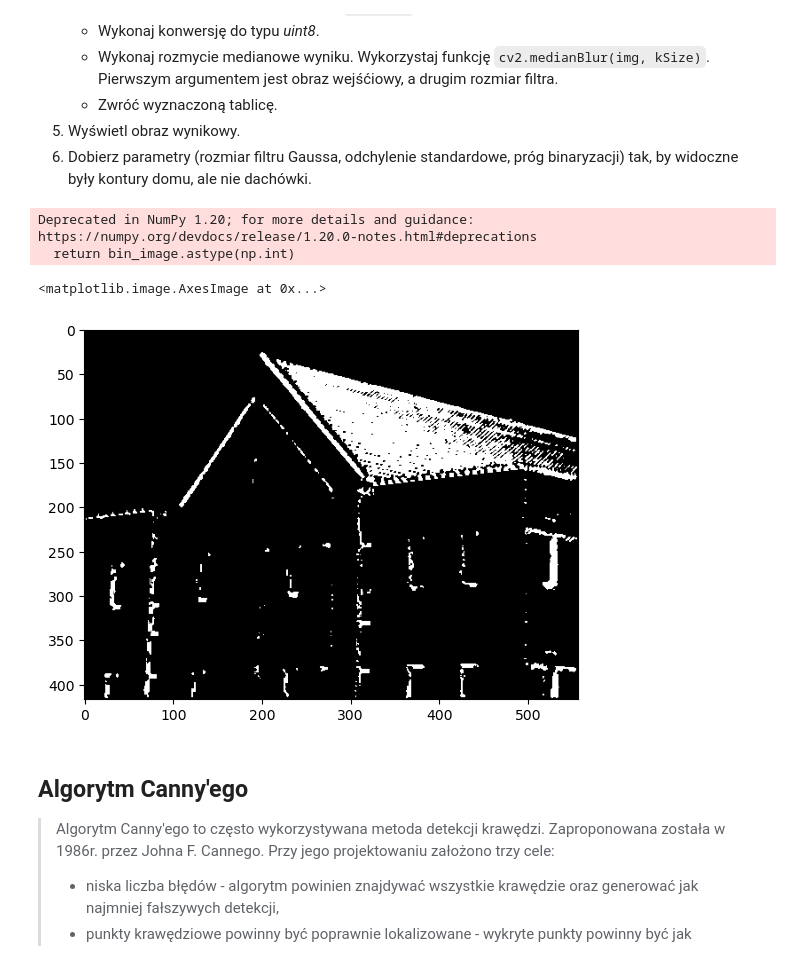
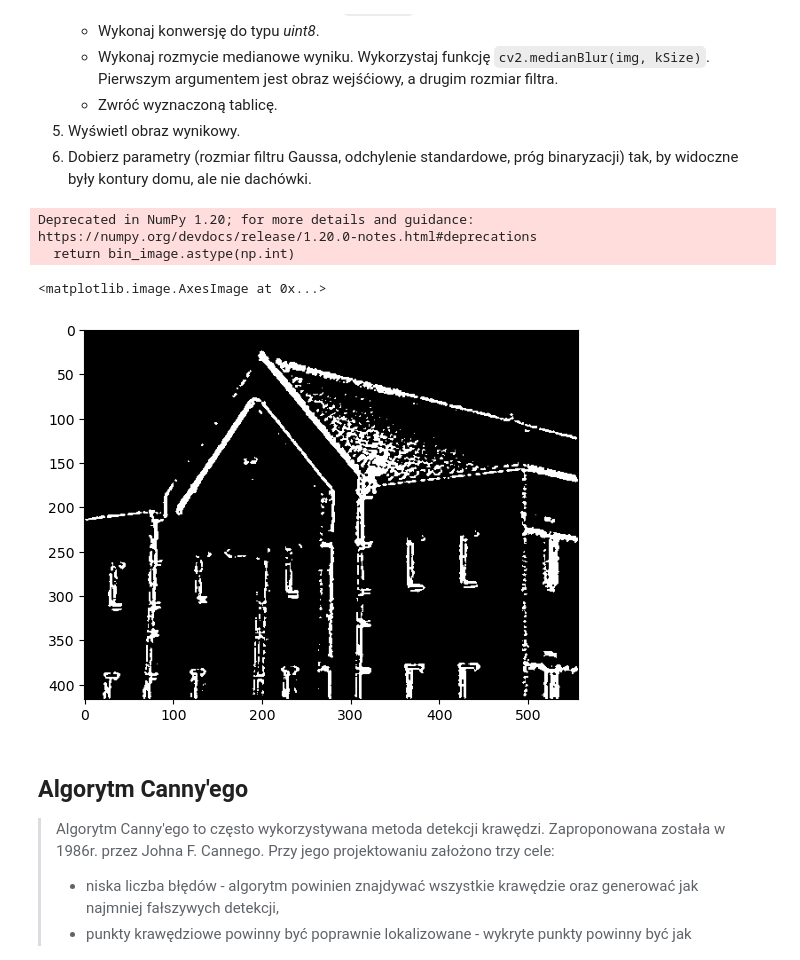
Before and after one commit to anetaap/Digital-Image-Processing, a Jupyter notebook: lab9/09_Canny.ipynb, the cells around one changed output. Cells and saved outputs as stored; diff of their text form; code cells hidden in the pictures.

```diff
--- a/lab9/09_Canny.ipynb
+++ b/lab9/09_Canny.ipynb
@@ -80,10 +80,11 @@ for fileName in fileNames:
     if not os.path.exists(fileName):
         r = requests.get(url + fileName, allow_redirects=True)
         open(fileName, 'wb').write(r.content)
-# %%
-house = cv2.imread("dom.png", cv2.IMREAD_GRAYSCALE)
-house_g = cv2.GaussianBlur(house, (3, 3), 3)
-img_lap = cv2.Laplacian(house_g, cv2.CV_32F)
+# %%
+def LoG(img, size, sigma):
+    img_blur = cv2.GaussianBlur(img, size, sigma)
+    img_laplacian = cv2.Laplacian(img_blur, cv2.CV_32F)
+    return img_laplacian
 # %%
 def threshold_binarization(img, threshold):
     bin_image = img > threshold
@@ -91,7 +92,7 @@ def threshold_binarization(img, threshold):
 # %%
 def crossing(img_lap, thr):
     Y, X = img_lap.shape
-    result = np.zeros(img_lap.shape)
+    result = img_lap.copy()
     for x in range (1, X - 1):
         for y in range (1, Y - 1):
             window = img_lap[y - 1 : y + 2, x- 1 : x + 2]
@@ -112,13 +113,18 @@ def crossing(img_lap, thr):
     result = cv2.medianBlur(result, 3)
 
     return result
+# %%
+house = cv2.imread("dom.png", cv2.IMREAD_GRAYSCALE)
+house_laplacian = LoG(house, (5, 5), 1.5)
+house_cross = crossing(house_laplacian, 160)
+# %% [output]
+Deprecated in NumPy 1.20; for more details and guidance: https://numpy.org/devdocs/release/1.20.0-notes.html#deprecations
+  return bin_image.astype(np.int)
 # %%
-plt.imshow(crossing(img_lap, 80), cmap='gray')
+plt.imshow(house_cross, cmap='gray')
 # %% [output]
-Deprecated in NumPy 1.20; for more details and guidance: https://numpy.org/devdocs/release/1.20.0-notes.html#deprecations
-  return bin_image.astype(np.int)
+<matplotlib.image.AxesImage at 0x...>
-<matplotlib.image.AxesImage at 0x...>
-[figure, old version]
+[figure, new version]
 # %% [markdown]
 ## Algorytm Canny'ego
 
```
Also changed, not shown: parts of 7 cells of this notebook, 4 other files.
